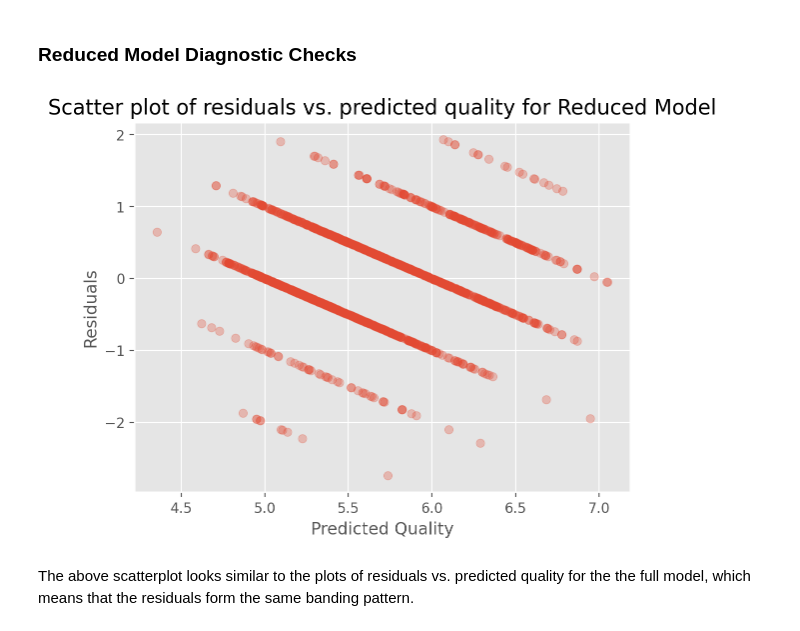
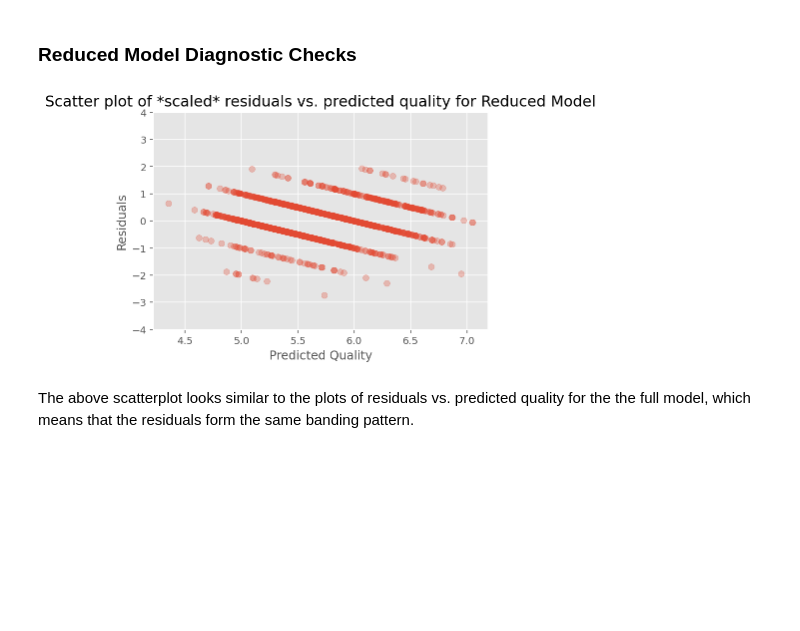
Before and after one commit to Michael-s3943224/MATH2412-Assignment, a Jupyter notebook: Phase2_Group21.ipynb, the cells around one changed output. Saved outputs shown, nothing was run; the diff lists cells and outputs as text; code cells hidden in the pictures; blank space fills up the shorter version.

```diff
--- a/Phase2_Group21.ipynb
+++ b/Phase2_Group21.ipynb
@@ -326,12 +342,13 @@ From the scatterplot above, we can see that the reduced model has the same issue
 ### Reduced Model Diagnostic Checks
 # %%
 plt.scatter(residuals_reduced['predicted'], residuals_reduced['residual'], alpha=0.3);
+plt.ylim(-4, 4)
 plt.xlabel('Predicted Quality');
 plt.ylabel('Residuals')
-plt.title('Scatter plot of residuals vs. predicted quality for Reduced Model', fontsize=15)
+plt.title('Scatter plot of *scaled* residuals vs. predicted quality for Reduced Model', fontsize=15)
 plt.show();
 # %% [output]
-[figure, old version]
+[figure, new version]
 # %% [markdown]
 The above scatterplot looks similar to the plots of residuals vs. predicted quality for the the full model, which means that the residuals form the same banding pattern.
 # %%
```
Also changed, not shown: parts of 12 cells of this notebook.
